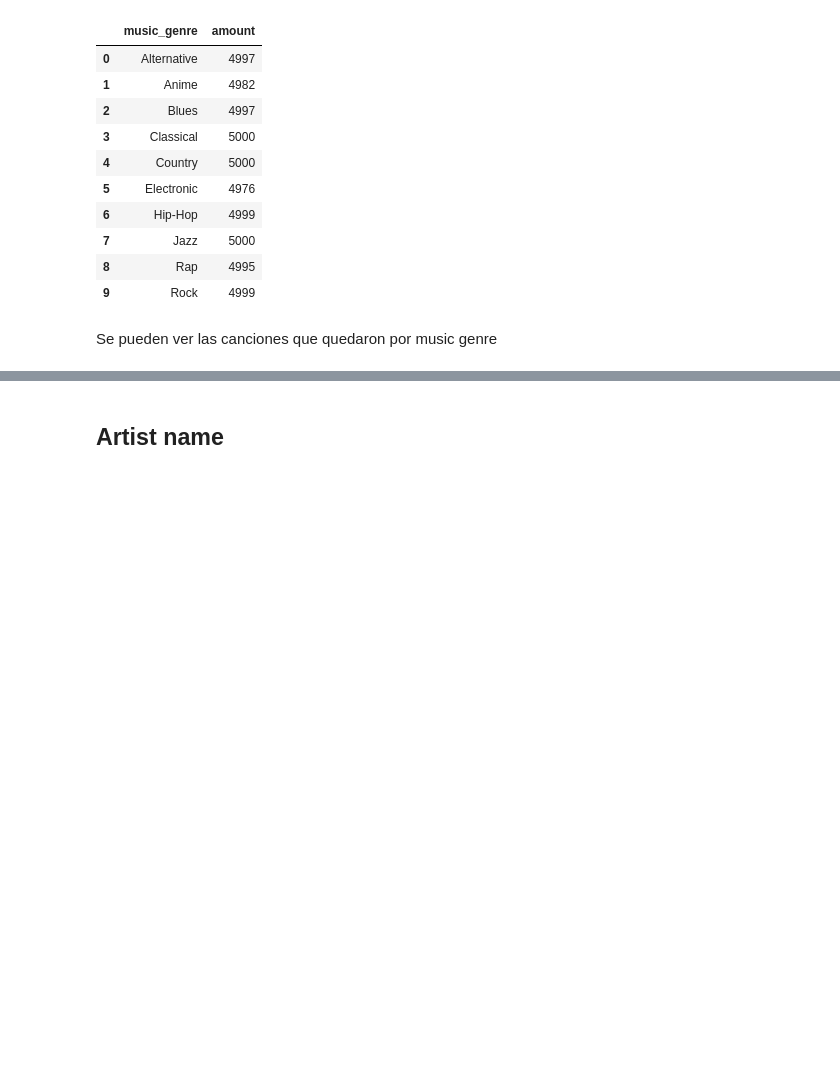
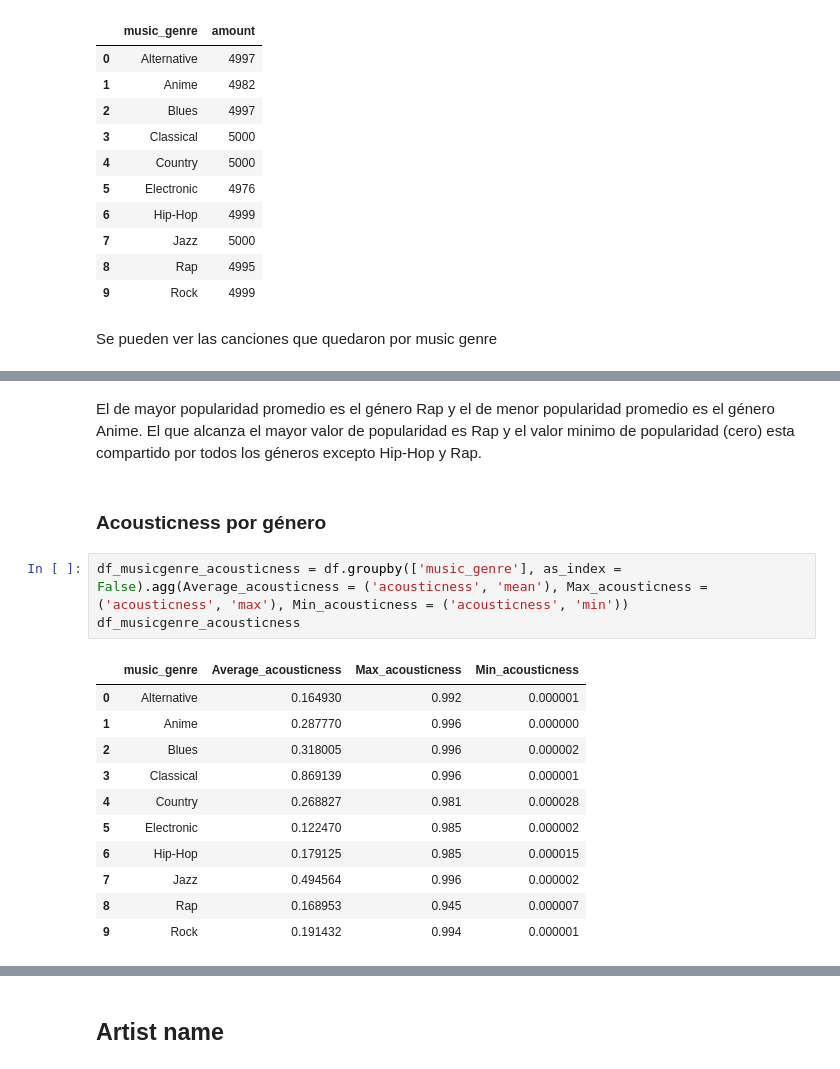
Before and after one commit to smoreyra/Solange-Moreyra-Repository, a Jupyter notebook: EDA Python.ipynb, the cells around one changed output, grey strips where cells are left out. Cells and saved outputs as stored; diff of their text form; blank space fills up the shorter version.

```diff
--- a/EDA Python.ipynb
+++ b/EDA Python.ipynb
@@ -671,0 +686,19 @@ Se pueden ver las canciones que quedaron por music genre
+# %% [markdown]
+El de mayor popularidad promedio es el género Rap y el de menor popularidad promedio es el género Anime. El que alcanza el mayor valor de popularidad es Rap y el valor minimo de popularidad (cero) esta compartido por todos los géneros excepto Hip-Hop y Rap.
+# %% [markdown]
+### Acousticness por género
+# %%
+df_musicgenre_acousticness = df.groupby(['music_genre'], as_index = False).agg(Average_acousticness = ('acousticness', 'mean'), Max_acousticness = ('acousticness', 'max'), Min_acousticness = ('acousticness', 'min'))
+df_musicgenre_acousticness
+# %% [output]
+|  | music_genre | Average_acousticness | Max_acousticness | Min_acousticness |
+| 0 | Alternative | 0.164930 | 0.992 | 0.000001 |
+| 1 | Anime | 0.287770 | 0.996 | 0.000000 |
+| 2 | Blues | 0.318005 | 0.996 | 0.000002 |
+| 3 | Classical | 0.869139 | 0.996 | 0.000001 |
+| 4 | Country | 0.268827 | 0.981 | 0.000028 |
+| 5 | Electronic | 0.122470 | 0.985 | 0.000002 |
+| 6 | Hip-Hop | 0.179125 | 0.985 | 0.000015 |
+| 7 | Jazz | 0.494564 | 0.996 | 0.000002 |
+| 8 | Rap | 0.168953 | 0.945 | 0.000007 |
+| 9 | Rock | 0.191432 | 0.994 | 0.000001 |
```
Also changed, not shown: parts of 64 cells of this notebook.
